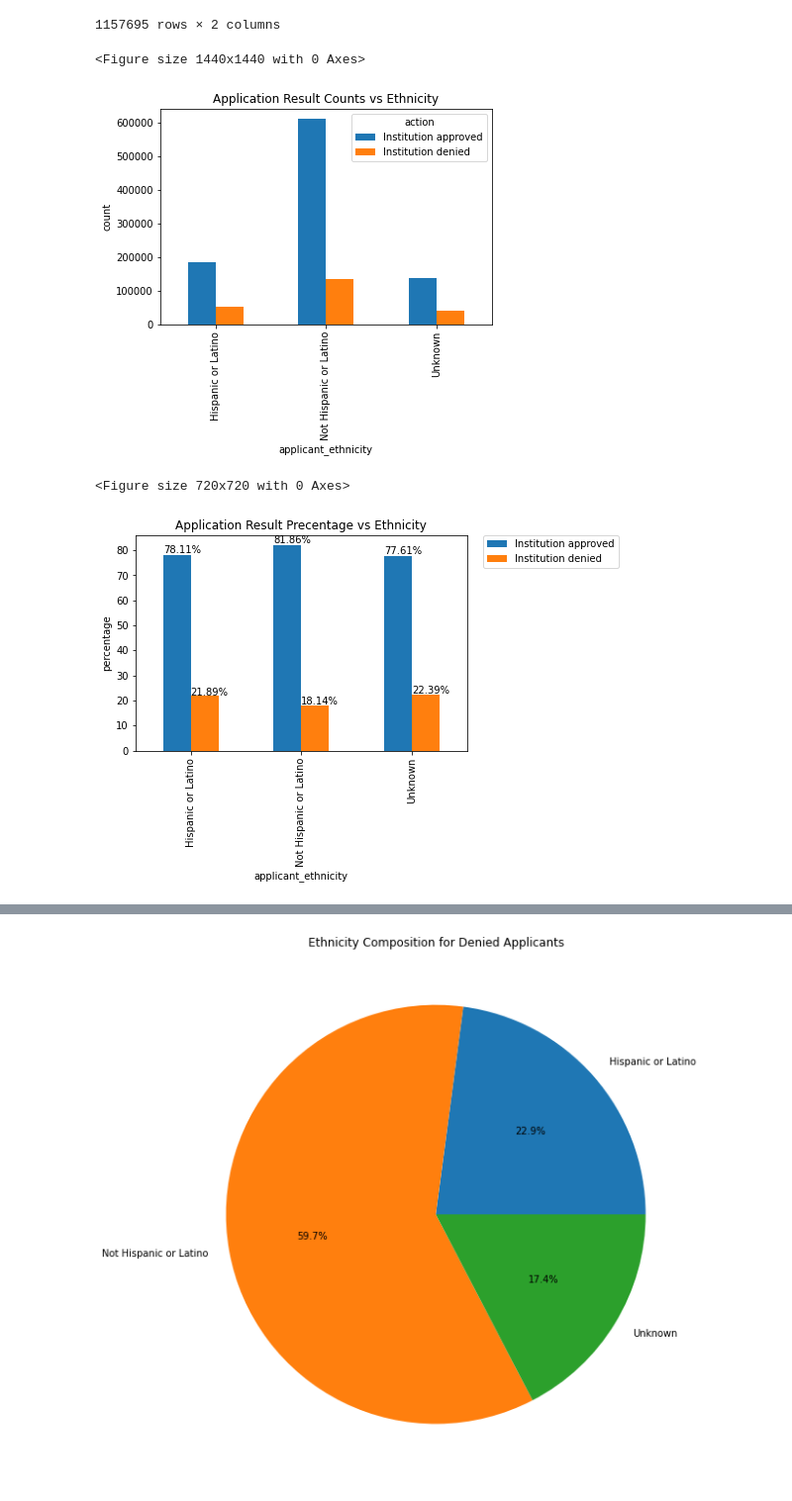
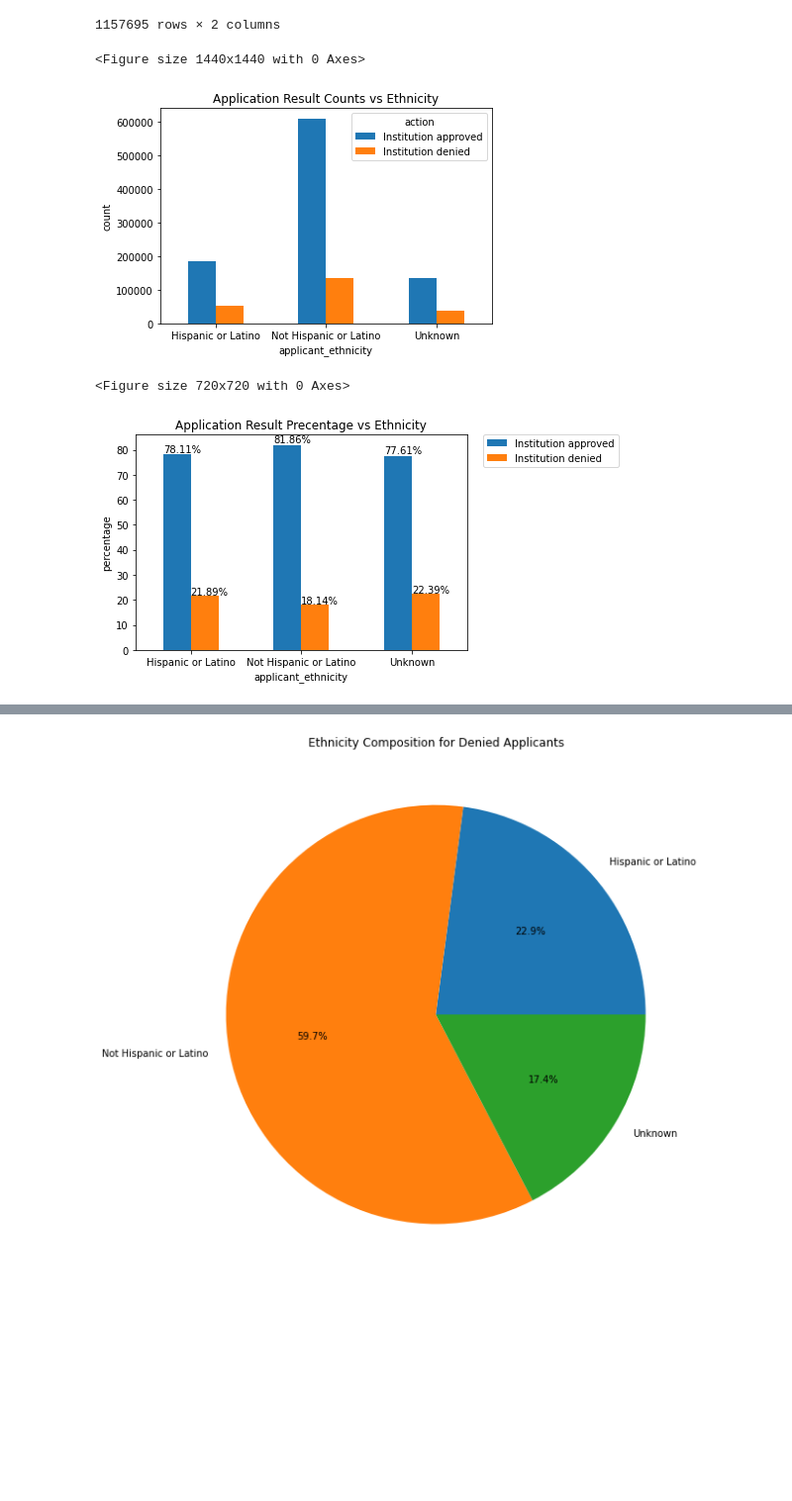
Before and after one commit to YihengYe/ECE143-HMDA_Mortagage_Analysis_and_Prediction, a Jupyter notebook: notebooks/Raw_EDA_4_Ethnicity_analysis.ipynb, the cells around one changed output, grey strips where cells are left out. Shown at 99% size. Drawn from its saved outputs; the diff is of its cells as text; code cells hidden in the pictures; blank space fills up the shorter version.

```diff
--- a/notebooks/Raw_EDA_4_Ethnicity_analysis.ipynb
+++ b/notebooks/Raw_EDA_4_Ethnicity_analysis.ipynb
@@ -138,18 +138,18 @@ Ethnicity_result
 # %%
 Ethnicity_result=skimmed_df[['applicant_ethnicity','action_taken']]
 RecodeAction={1:"Institution approved",2:"Institution approved", 3:'Institution denied', 7:'Institution denied',8:'Institution approved'}
 Ethnicity_result_b=pd.DataFrame()
 Ethnicity_result_b['action']= Ethnicity_result['action_taken'].replace(RecodeAction)
 Ethnicity_result_b['applicant_ethnicity']=Ethnicity_result['applicant_ethnicity'].replace(EthnicityMap)
 Ethnicity_result_a1=Ethnicity_result_b.pivot_table(index='applicant_ethnicity', columns='action',aggfunc='size',fill_value=0)
 plt.figure(figsize=(20,20))
 Ethnicity_result_a1.plot.bar(title='Application Result Counts vs Ethnicity')
 plt.ylabel('count')
-plt.xticks(rotation=90)
+plt.xticks(rotation=360)
 plt.savefig(image_path+'Application_result_count_ethnicity.png', bbox_inches='tight')
 # %% [output]
 <Figure size 1440x1440 with 0 Axes>
-[figure, old version]
+[figure, new version]
 # %%
 totalSA1=Ethnicity_result_a1.sum(axis=1)
 Ethnicity_result_a2=Ethnicity_result_a1.T
@@ -159,13 +159,13 @@ plt.figure(figsize=(10,10))
 SA2B=Ethnicity_result_a2.plot.bar(title='Application Result Precentage vs Ethnicity')
 for p in SA2B.patches:
     SA2B.annotate(str("%.2f"%p.get_height())+'%', xy=(p.get_x(), p.get_height()*1.01))
-plt.xticks(rotation=90)
+plt.xticks(rotation=360)
 plt.ylabel('percentage')
 plt.legend(bbox_to_anchor=(1.05, 1), loc=2, borderaxespad=0.)
 plt.savefig(image_path+'Application_result_percentage_ethnicity.png', bbox_inches='tight')
 # %% [output]
 <Figure size 720x720 with 0 Axes>
-[figure, old version]
+[figure, new version]
 # %%
 Ethnicity_result_approve=Ethnicity_result_a1['Institution approved'].replace(EthnicityMap).reindex(index=['Hispanic or Latino','Not Hispanic or Latino','Unknown'])
 Ethnicity_result_approve=Ethnicity_result_approve.rename("")
```
Also changed, not shown: parts of 1 cell of this notebook.
